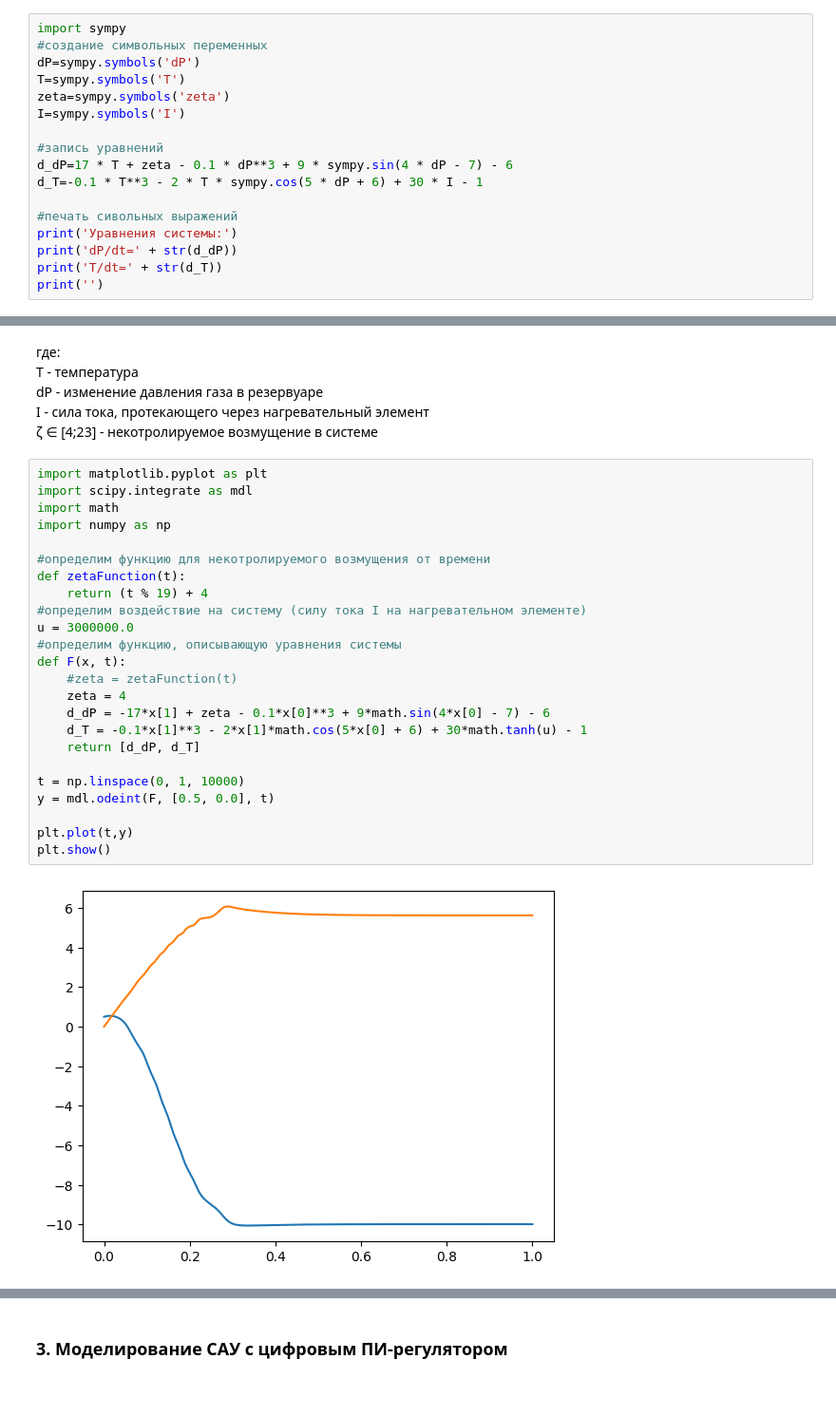
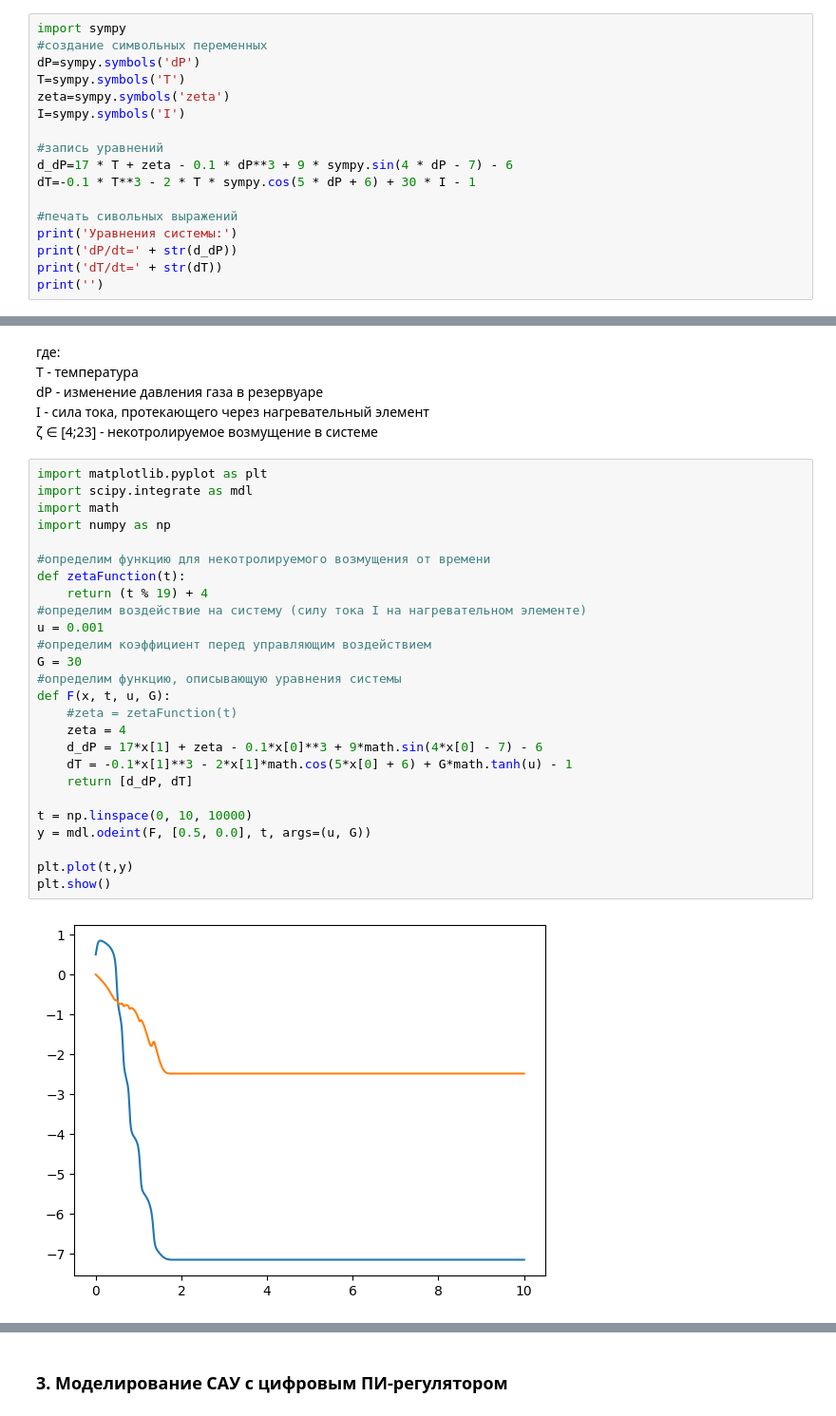
Before and after one commit to sanka-eu/nonlinear_and_adaptive_control_practice, a Jupyter notebook: lab1_tools.ipynb, the cells around one changed output, grey strips where cells are left out. Shown at 95% size. Drawn from its saved outputs; the diff is of its cells as text.

```diff
--- a/lab1_tools.ipynb
+++ b/lab1_tools.ipynb
@@ -27,12 +27,12 @@ I=sympy.symbols('I')
 
 #запись уравнений
 d_dP=17 * T + zeta - 0.1 * dP**3 + 9 * sympy.sin(4 * dP - 7) - 6
-d_T=-0.1 * T**3 - 2 * T * sympy.cos(5 * dP + 6) + 30 * I - 1
+dT=-0.1 * T**3 - 2 * T * sympy.cos(5 * dP + 6) + 30 * I - 1
 
 #печать сивольных выражений
 print('Уравнения системы:')
 print('dP/dt=' + str(d_dP))
-print('T/dt=' + str(d_T))
+print('dT/dt=' + str(dT))
 print('')
 # %% [output]
 Уравнения системы:
@@ -185,26 +190,28 @@ I - сила тока, протекающего через нагревател
 # %%
 import matplotlib.pyplot as plt
 import scipy.integrate as mdl
 import math
 import numpy as np
 
 #определим функцию для некотролируемого возмущения от времени
 def zetaFunction(t):
     return (t % 19) + 4
 #определим воздействие на систему (силу тока I на нагревательном элементе)
-u = 3000000.0
+u = 0.001
+#определим коэффициент перед управляющим воздействием
+G = 30
 #определим функцию, описывающую уравнения системы
-def F(x, t):
+def F(x, t, u, G):
     #zeta = zetaFunction(t)
     zeta = 4
-    d_dP = -17*x[1] + zeta - 0.1*x[0]**3 + 9*math.sin(4*x[0] - 7) - 6
-    d_T = -0.1*x[1]**3 - 2*x[1]*math.cos(5*x[0] + 6) + 30*math.tanh(u) - 1
-    return [d_dP, d_T]
+    d_dP = 17*x[1] + zeta - 0.1*x[0]**3 + 9*math.sin(4*x[0] - 7) - 6
+    dT = -0.1*x[1]**3 - 2*x[1]*math.cos(5*x[0] + 6) + G*math.tanh(u) - 1
+    return [d_dP, dT]
 
-t = np.linspace(0, 1, 10000)
-y = mdl.odeint(F, [0.5, 0.0], t)
+t = np.linspace(0, 10, 10000)
+y = mdl.odeint(F, [0.5, 0.0], t, args=(u, G))
 
 plt.plot(t,y)
 plt.show()
 # %% [output]
-[figure, old version]
+[figure, new version]
```
Also changed, not shown: parts of 14 cells of this notebook.
